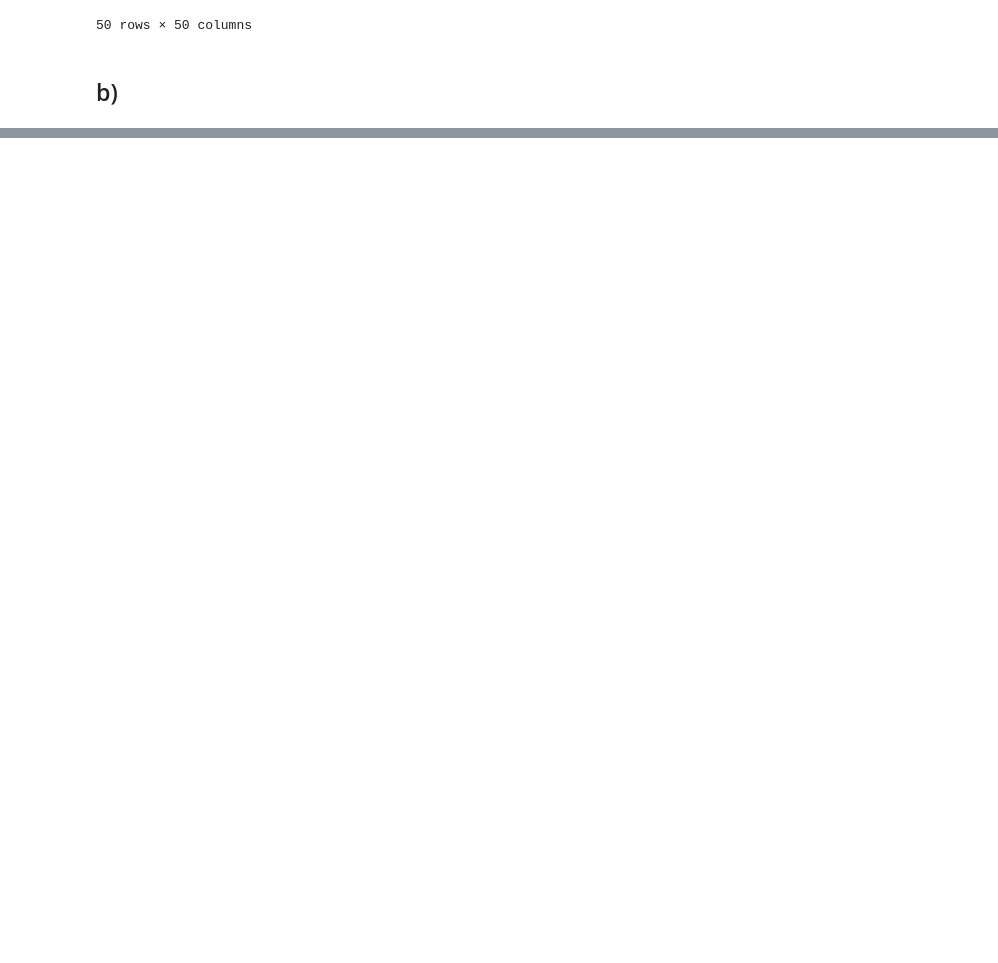
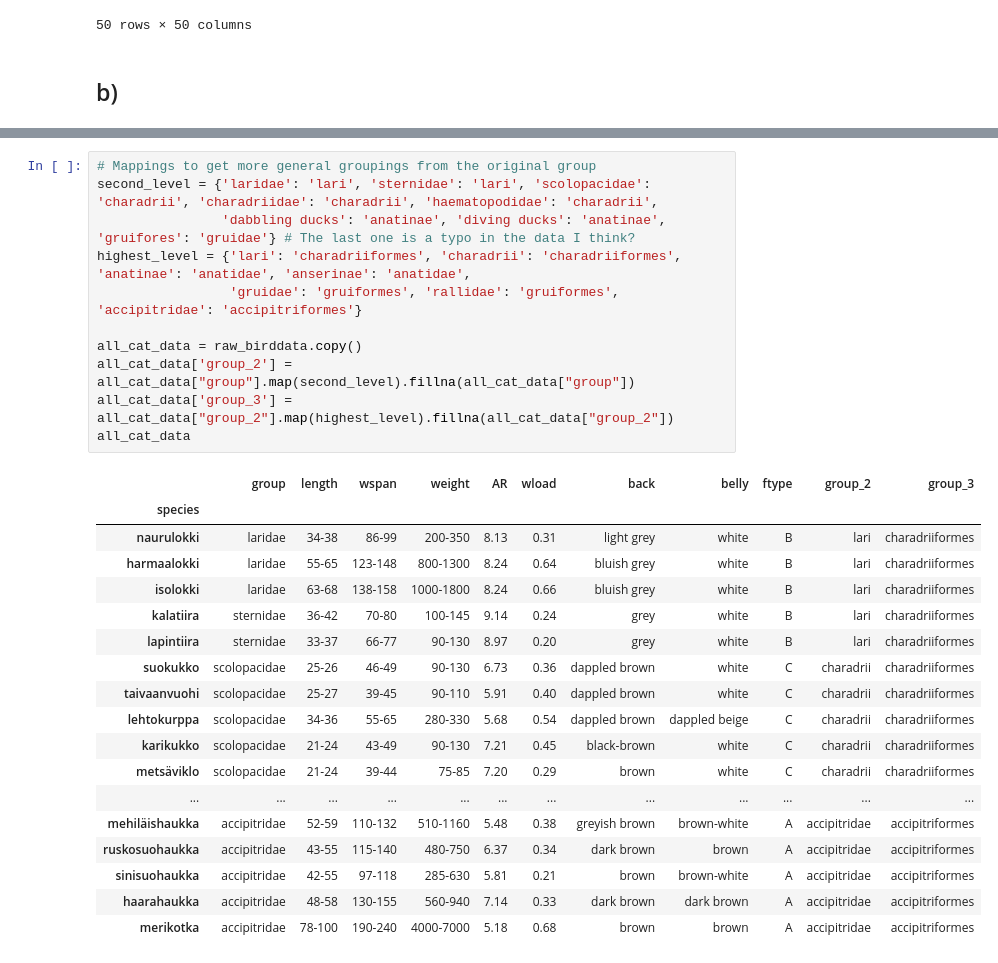
Before and after one commit to lassimalvikko/MDM24, a Jupyter notebook: Ex2/ex2.ipynb, the cells around one changed output, grey strips where cells are left out. Drawn from its saved outputs; the diff is of its cells as text; blank space fills up the shorter version.

```diff
--- a/Ex2/ex2.ipynb
+++ b/Ex2/ex2.ipynb
@@ -193,0 +244,30 @@ comb_dist
+# %%
+# Mappings to get more general groupings from the original group
+second_level = {'laridae': 'lari', 'sternidae': 'lari', 'scolopacidae': 'charadrii', 'charadriidae': 'charadrii', 'haematopodidae': 'charadrii',
+                'dabbling ducks': 'anatinae', 'diving ducks': 'anatinae', 'gruifores': 'gruidae'} # The last one is a typo in the data I think?
+highest_level = {'lari': 'charadriiformes', 'charadrii': 'charadriiformes', 'anatinae': 'anatidae', 'anserinae': 'anatidae',
+                 'gruidae': 'gruiformes', 'rallidae': 'gruiformes', 'accipitridae': 'accipitriformes'}
+
+all_cat_data = raw_birddata.copy()
+all_cat_data['group_2'] = all_cat_data["group"].map(second_level).fillna(all_cat_data["group"])
+all_cat_data['group_3'] = all_cat_data["group_2"].map(highest_level).fillna(all_cat_data["group_2"])
+all_cat_data
+# %% [output]
+|  | group | length | wspan | weight | AR | wload | back | belly | ftype | group_2 | group_3 |
+| species |  |  |  |  |  |  |  |  |  |  |  |
+| naurulokki | laridae | 34-38 | 86-99 | 200-350 | 8.13 | 0.31 | light grey | white | B | lari | charadriiformes |
+| harmaalokki | laridae | 55-65 | 123-148 | 800-1300 | 8.24 | 0.64 | bluish grey | white | B | lari | charadriiformes |
+| isolokki | laridae | 63-68 | 138-158 | 1000-1800 | 8.24 | 0.66 | bluish grey | white | B | lari | charadriiformes |
+| kalatiira | sternidae | 36-42 | 70-80 | 100-145 | 9.14 | 0.24 | grey | white | B | lari | charadriiformes |
+| lapintiira | sternidae | 33-37 | 66-77 | 90-130 | 8.97 | 0.20 | grey | white | B | lari | charadriiformes |
+| suokukko | scolopacidae | 25-26 | 46-49 | 90-130 | 6.73 | 0.36 | dappled brown | white | C | charadrii | charadriiformes |
+| taivaanvuohi | scolopacidae | 25-27 | 39-45 | 90-110 | 5.91 | 0.40 | dappled brown | white | C | charadrii | charadriiformes |
+| lehtokurppa | scolopacidae | 34-36 | 55-65 | 280-330 | 5.68 | 0.54 | dappled brown | dappled beige | C | charadrii | charadriiformes |
+| karikukko | scolopacidae | 21-24 | 43-49 | 90-130 | 7.21 | 0.45 | black-brown | white | C | charadrii | charadriiformes |
+| metsäviklo | scolopacidae | 21-24 | 39-44 | 75-85 | 7.20 | 0.29 | brown | white | C | charadrii | charadriiformes |
+| ... | ... | ... | ... | ... | ... | ... | ... | ... | ... | ... | ... |
+| mehiläishaukka | accipitridae | 52-59 | 110-132 | 510-1160 | 5.48 | 0.38 | greyish brown | brown-white | A | accipitridae | accipitriformes |
+| ruskosuohaukka | accipitridae | 43-55 | 115-140 | 480-750 | 6.37 | 0.34 | dark brown | brown | A | accipitridae | accipitriformes |
+| sinisuohaukka | accipitridae | 42-55 | 97-118 | 285-630 | 5.81 | 0.21 | brown | brown-white | A | accipitridae | accipitriformes |
+| haarahaukka | accipitridae | 48-58 | 130-155 | 560-940 | 7.14 | 0.33 | dark brown | dark brown | A | accipitridae | accipitriformes |
+| merikotka | accipitridae | 78-100 | 190-240 | 4000-7000 | 5.18 | 0.68 | brown | brown | A | accipitridae | accipitriformes |
```
Also changed, not shown: parts of 11 cells of this notebook.
